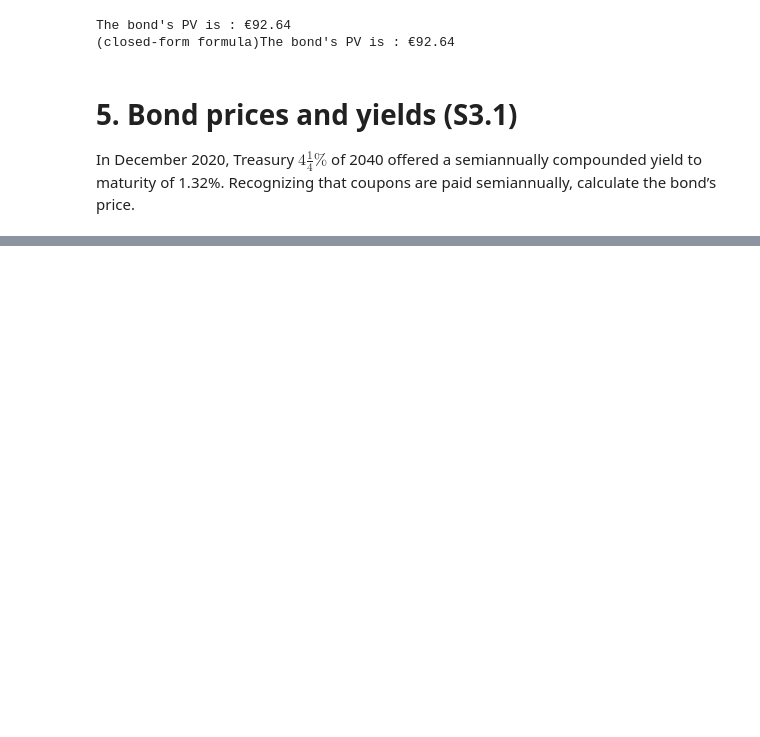
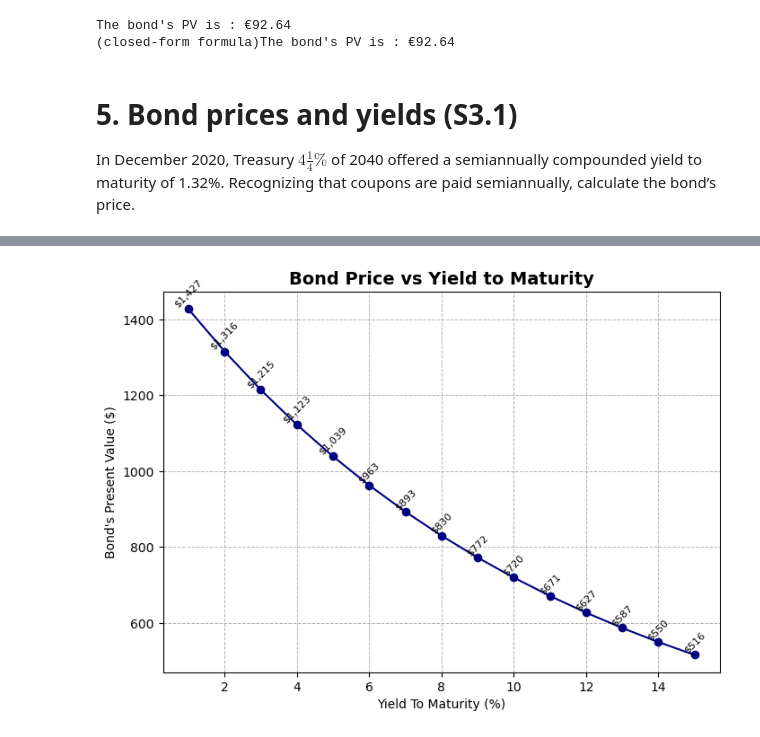
Before and after one commit to bxharo/CorporateFinance, a Jupyter notebook: Bonds.ipynb, the cells around one changed output, grey strips where cells are left out. Saved outputs shown, nothing was run; the diff lists cells and outputs as text; code cells hidden in the pictures; blank space fills up the shorter version.

Commit message:
Bonds Exercises - Vectorization - classic iterations - list comprehension

```diff
--- a/Bonds.ipynb
+++ b/Bonds.ipynb
@@ -215,0 +232,70 @@ The bond's price is $151.35
+# %%
+maturity_years = 10
+coupon_rate = 0.055
+frequency_coupon = 2
+yield_to_maturity = 0.052
+face_value = 1000
+coupon = coupon_rate*face_value
+
+#coupon rate is greater than the yield to maturity so it's a premium bond
+
+########################### manual form ############################
+#present value of the bond
+ytm_per_period = yield_to_maturity/frequency_coupon
+coupon_per_period =  coupon/frequency_coupon
+i = np.arange(1,frequency_coupon*maturity_years + 1)
+discount_factor = 1/(1+ytm_per_period)**i
+
+pv_coupons = np.sum(coupon_per_period*(discount_factor))
+pv_face_value = face_value*(1/(1+ytm_per_period)**i[-1])
+pv_bond = pv_coupons + pv_face_value
+
+print(f"The bond's present value is ${pv_bond:,.2f}" )
+
+########################### closed form ############################
+pv_coupons_closed = (coupon_per_period/ytm_per_period)*(1 - 1/(1 + ytm_per_period)**i[-1])
+pv_face_value_closed = face_value*(1/(1 + ytm_per_period)**i[-1])
+pv_bond_closed = pv_coupons_closed + pv_face_value_closed
+
+print(f"The bond's present value is ${pv_bond_closed:,.2f}" )
+
+
+#rates graph
+
+rates = np.arange(1, 16)/100
+#cashflows per period without faced value
+cashflows =  np.array([coupon_rate*face_value/frequency_coupon]*(maturity_years*frequency_coupon))
+#cashflows per period with face value
+cashflows[-1] += face_value
+
+
+pvs_bond = np.array([])
+pv_bond = 0
+for j in rates:
+    discounted_factors = 1/((1+j/frequency_coupon)**i)
+    pv_bond = np.sum(cashflows*discounted_factors)
+    pvs_bond = np.append(pvs_bond,pv_bond)
+
+# Crear DataFrame
+df = pd.DataFrame({
+    "YTM (%)": (rates * 100).astype(int),
+    "Bond Price ($)": np.round(pvs_bond, 2)
+})
+
+print(df.to_string(index=False))
+
+#printing the rates vs the bonds prices
+np.set_printoptions(precision=2)
+
+plt.figure(figsize=(8,5.5))
+plt.plot(rates*100, pvs_bond,  marker='o', linestyle='-', color='navy')
+plt.xlabel("Yield To Maturity (%)")
+plt.ylabel("Bond's Present Value ($)")
+plt.title("Bond Price vs Yield to Maturity", fontsize=14, fontweight="bold")
+
+for x, y in zip(rates * 100, pvs_bond):
+    plt.text(x, y, f"${y:,.0f}", ha='center', va='bottom', fontsize=8, rotation=45)
+
+plt.grid(True, which='both', linestyle='--', linewidth=0.7)
+plt.show()
+# %% [output]
@@ -215,0 +320 @@ The bond's price is $151.35
+[figure, added]
```
Also changed, not shown: parts of 9 cells of this notebook.
